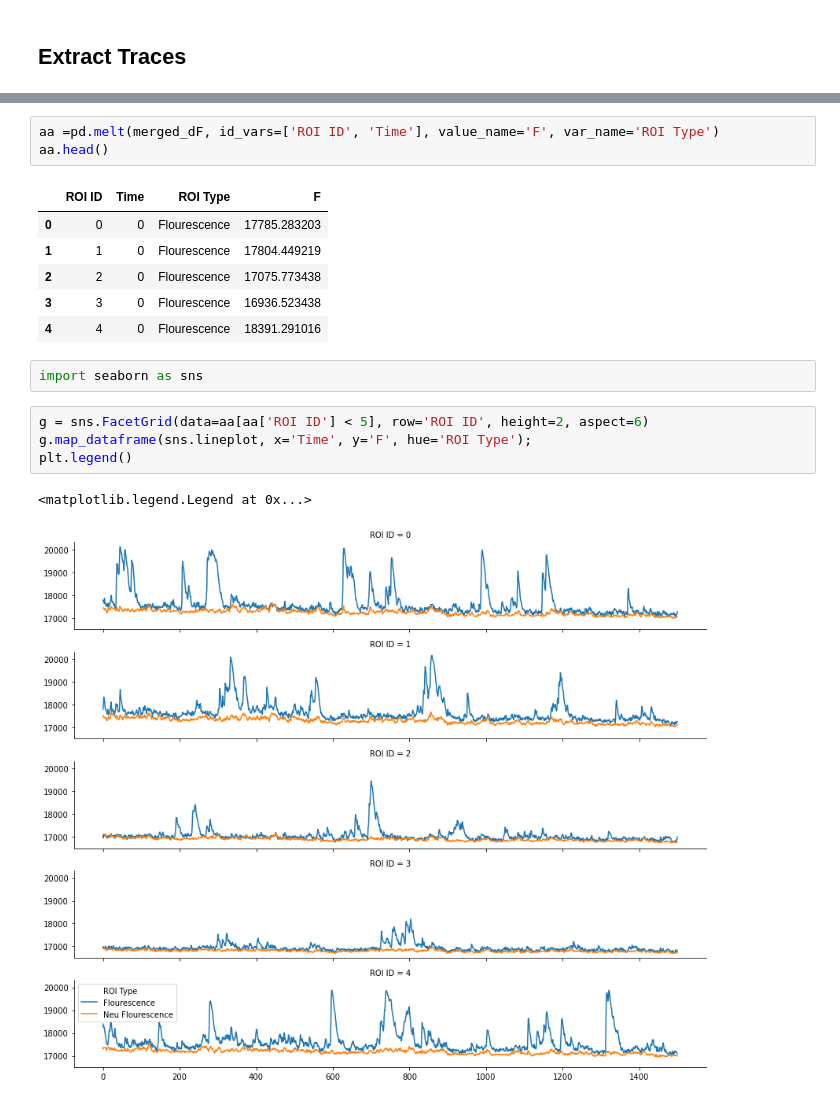
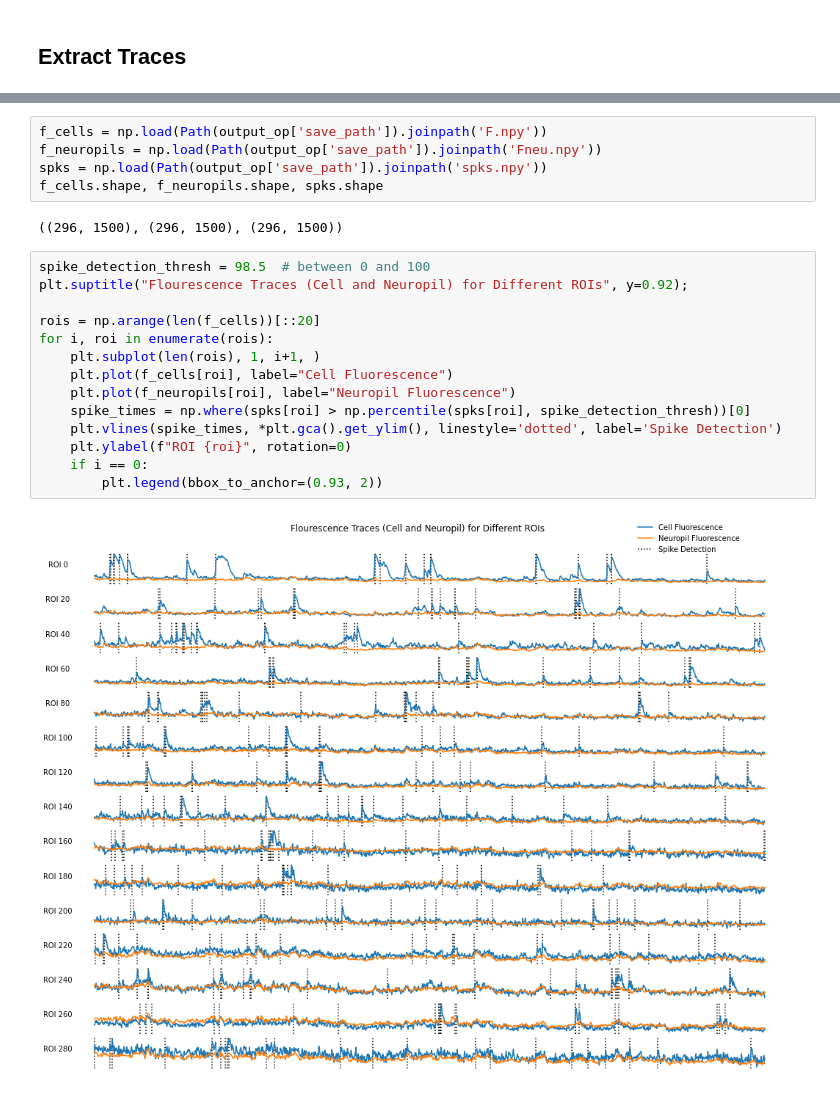
Before and after one commit to MouseLand/suite2p, a Jupyter notebook: jupyter/Run Suite2p.ipynb, the cells around one changed output, grey strips where cells are left out. Saved outputs shown, nothing was run; the diff lists cells and outputs as text.

```diff
--- a/jupyter/Run Suite2p.ipynb
+++ b/jupyter/Run Suite2p.ipynb
@@ -219,19 +158,23 @@ merged_dF.head()
-# %%
-aa =pd.melt(merged_dF, id_vars=['ROI ID', 'Time'], value_name='F', var_name='ROI Type')
-aa.head()
-# %% [output]
-|  | ROI ID | Time | ROI Type | F |
-| 0 | 0 | 0 | Flourescence | 17785.283203 |
-| 1 | 1 | 0 | Flourescence | 17804.449219 |
-| 2 | 2 | 0 | Flourescence | 17075.773438 |
-| 3 | 3 | 0 | Flourescence | 16936.523438 |
-| 4 | 4 | 0 | Flourescence | 18391.291016 |
-# %%
-import seaborn as sns
-# %%
-g = sns.FacetGrid(data=aa[aa['ROI ID'] < 5], row='ROI ID', height=2, aspect=6)
-g.map_dataframe(sns.lineplot, x='Time', y='F', hue='ROI Type');
-plt.legend()
-# %% [output]
-<matplotlib.legend.Legend at 0x...>
-[figure, removed]
+# %%
+f_cells = np.load(Path(output_op['save_path']).joinpath('F.npy'))
+f_neuropils = np.load(Path(output_op['save_path']).joinpath('Fneu.npy'))
+spks = np.load(Path(output_op['save_path']).joinpath('spks.npy'))
+f_cells.shape, f_neuropils.shape, spks.shape
+# %% [output]
+((296, 1500), (296, 1500), (296, 1500))
+# %%
+spike_detection_thresh = 98.5  # between 0 and 100
+plt.suptitle("Flourescence Traces (Cell and Neuropil) for Different ROIs", y=0.92);
+
+rois = np.arange(len(f_cells))[::20]
+for i, roi in enumerate(rois):
+    plt.subplot(len(rois), 1, i+1, )
+    plt.plot(f_cells[roi], label="Cell Fluorescence")
+    plt.plot(f_neuropils[roi], label="Neuropil Fluorescence")
+    spike_times = np.where(spks[roi] > np.percentile(spks[roi], spike_detection_thresh))[0]
+    plt.vlines(spike_times, *plt.gca().get_ylim(), linestyle='dotted', label='Spike Detection')
+    plt.ylabel(f"ROI {roi}", rotation=0)
+    if i == 0:
+        plt.legend(bbox_to_anchor=(0.93, 2))
+# %% [output]
+[figure, added]
```
Also changed, not shown: parts of 29 cells of this notebook, 3 other files.
